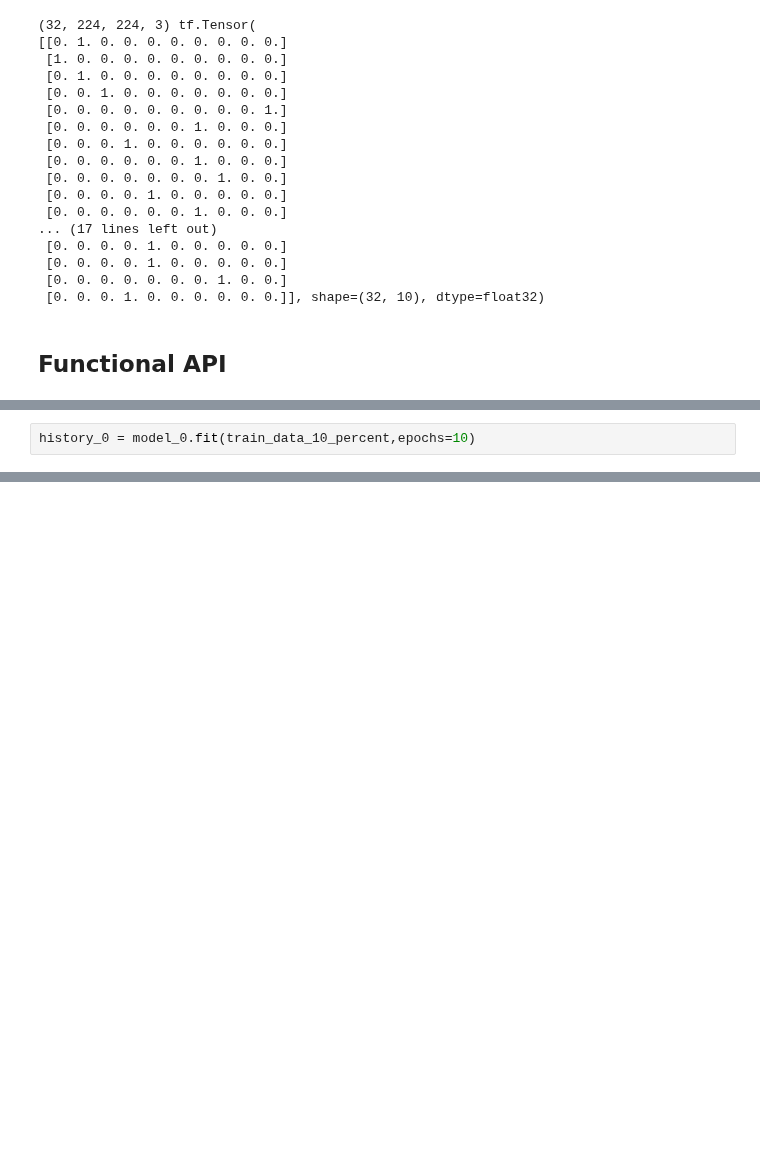
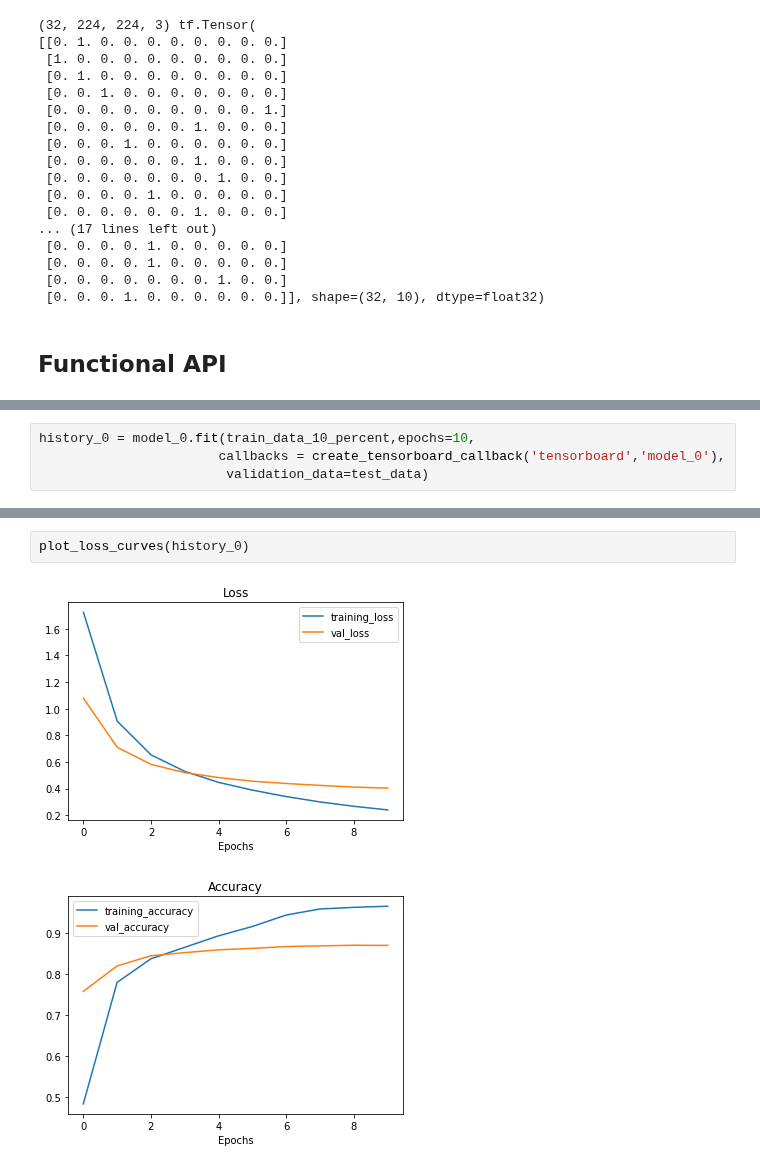
Before and after one commit to hamednasr/tensorflow, a Jupyter notebook: 05_transfer_learning_in_tensorflow_2.ipynb, the cells around one changed output, grey strips where cells are left out. Cells and saved outputs as stored; diff of their text form; blank space fills up the shorter version.

Commit message:
tensorboard depiction

```diff
--- a/05_transfer_learning_in_tensorflow_2.ipynb
+++ b/05_transfer_learning_in_tensorflow_2.ipynb
@@ -161,5 +158,7 @@ Tue Mar  1 20:11:44 2022
 |=============================================================================|
 +-----------------------------------------------------------------------------+
 # %%
-history_0 = model_0.fit(train_data_10_percent,epochs=10)
+history_0 = model_0.fit(train_data_10_percent,epochs=10,
+                       callbacks = create_tensorboard_callback('tensorboard','model_0'),
+                        validation_data=test_data)
 # %% [output]
@@ -190,0 +187,5 @@ model_0.evaluate(test_data)
+# %%
+plot_loss_curves(history_0)
+# %% [output]
+[figure, added]
+[figure, added]
```
Also changed, not shown: parts of 5 cells of this notebook.
